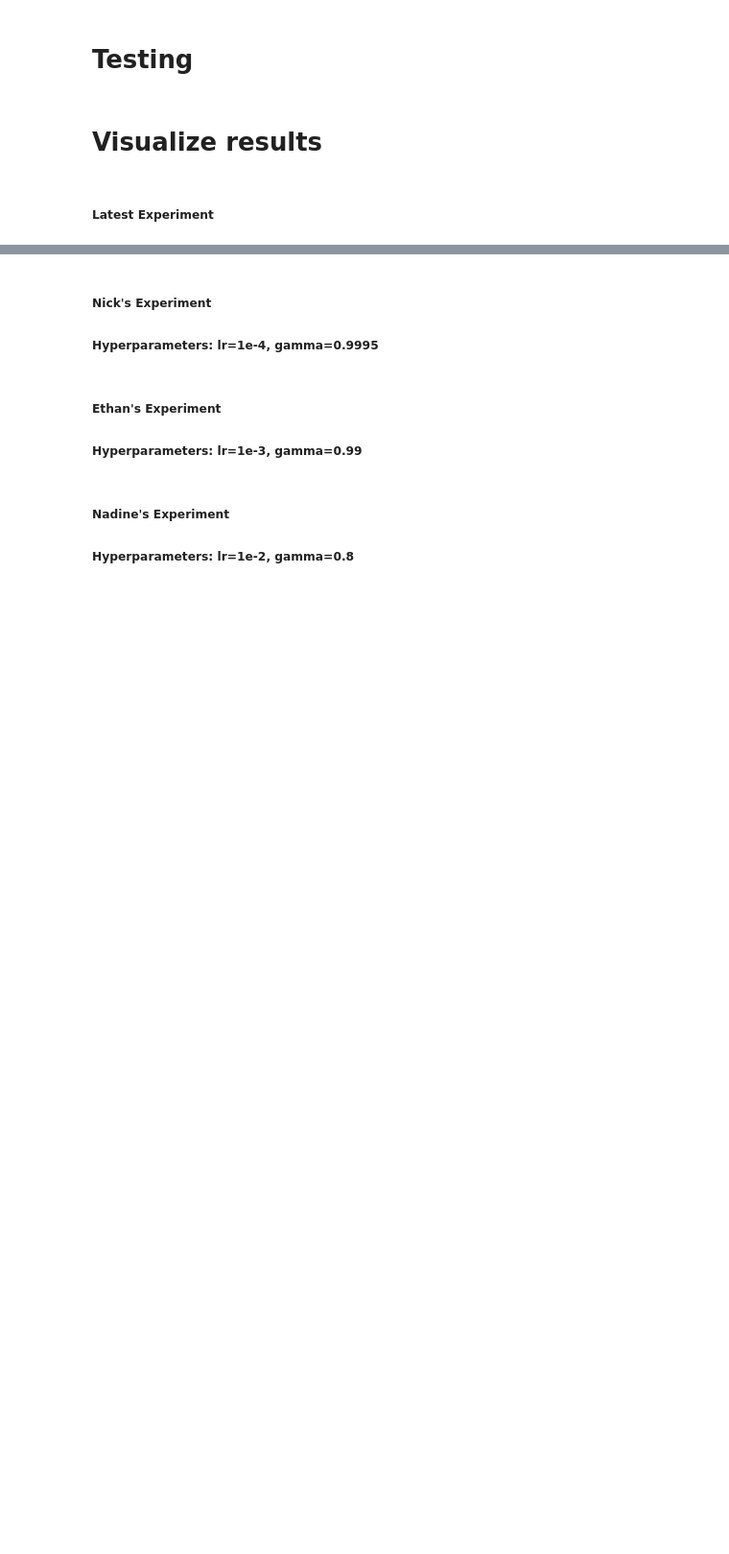
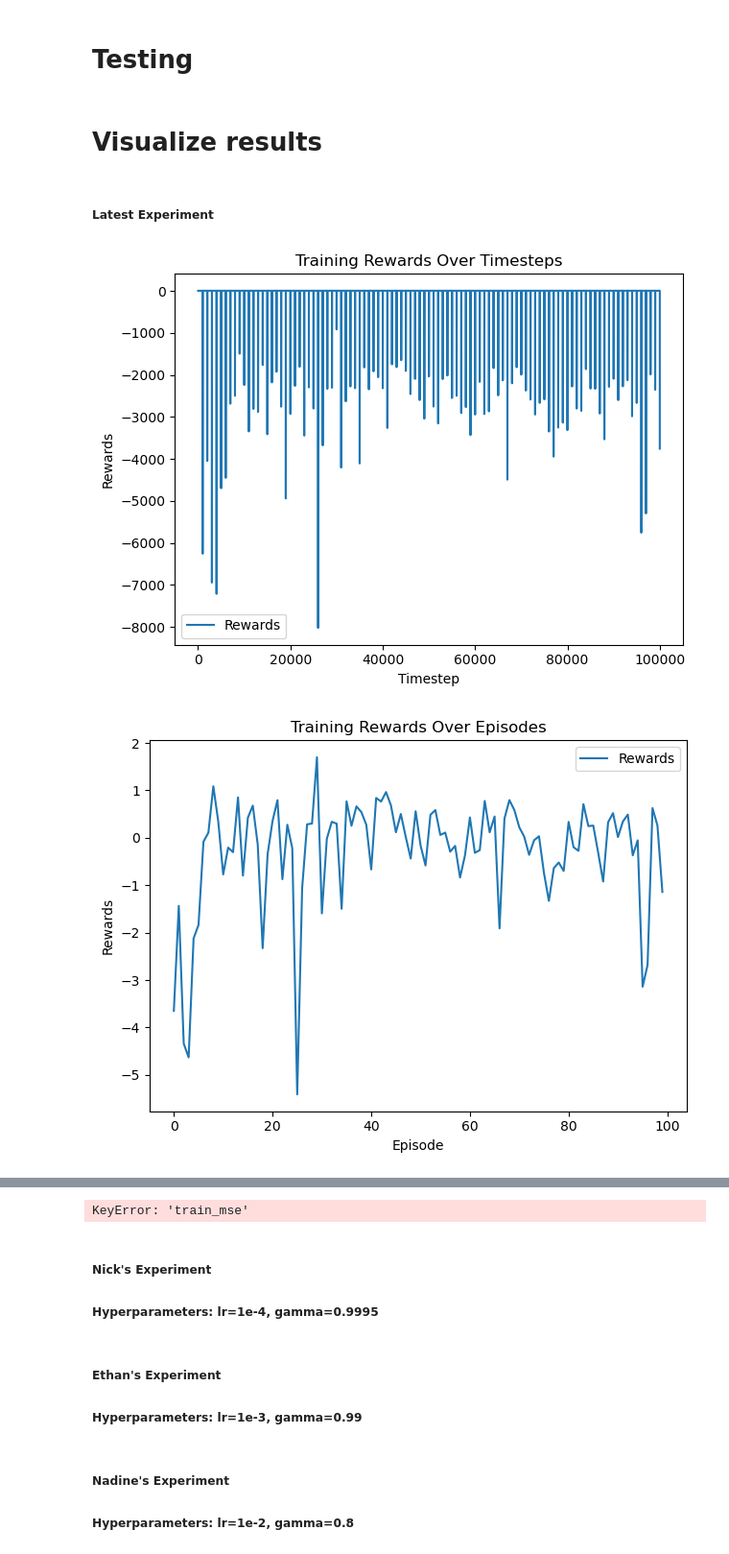
Before and after one commit to LucasHartmanWestern/cs_9170_project, a Jupyter notebook: main.ipynb, the cells around one changed output, grey strips where cells are left out. Shown at 96% size. Drawn from its saved outputs; the diff is of its cells as text; code cells hidden in the pictures; blank space fills up the shorter version.

```diff
--- a/main.ipynb
+++ b/main.ipynb
@@ -280,12 +358,15 @@ results_folder = "latest_results"
 # %%
 # Plotting Nick's Experiment results
 training_metrics_path = os.path.join(results_folder, experiment_name, 'metrics', 'training_metrics.json')
 baseline_metrics_path = os.path.join(results_folder, experiment_name, 'metrics', 'baseline_metrics.json')
-save_path = os.path.join(results_folder_name, experiment_name, 'plots')
+save_path = os.path.join(results_folder, experiment_name, 'plots')
 os.makedirs(save_path, exist_ok=True)
 
 plot_rewards(training_metrics_path, save_path)
 plot_episode_rewards(training_metrics_path, save_path)
 plot_cumulative_rewards(training_metrics_path, save_path)
 plot_mse_hist(baseline_metrics_path, training_metrics_path, save_path)
 plot_female_mse_hist(baseline_metrics_path, training_metrics_path, save_path)
+# %% [output]
+[figure, added]
+[figure, added]
@@ -292,3 +374,4 @@ plot_female_mse_hist(baseline_metrics_path, training_metrics_path, save_path)
+KeyError: 'train_mse'
 # %% [markdown]
 ##### Nick's Experiment
 ##### Hyperparameters: lr=1e-4, gamma=0.9995
```
Also changed, not shown: parts of 6 cells of this notebook, 1 other file.
